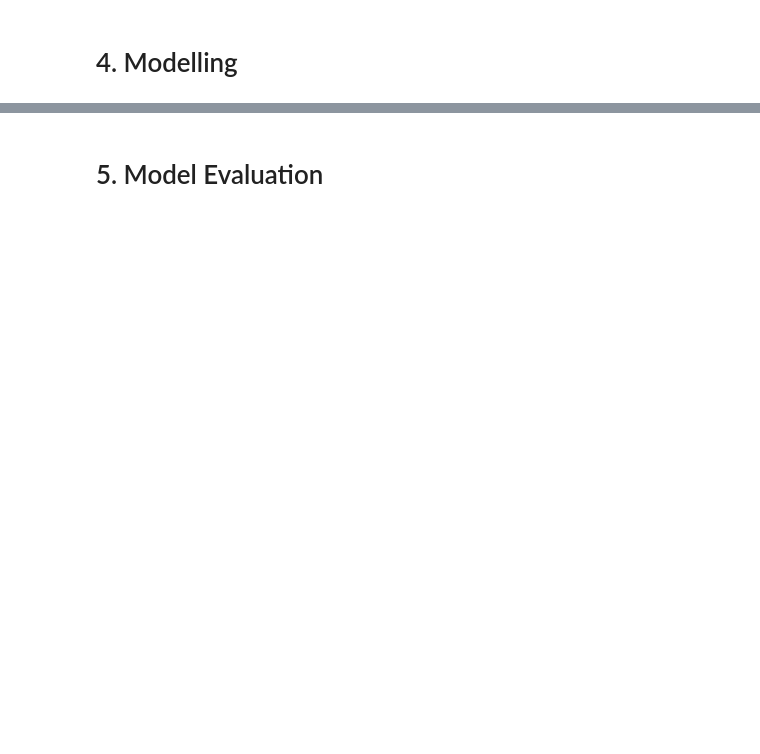
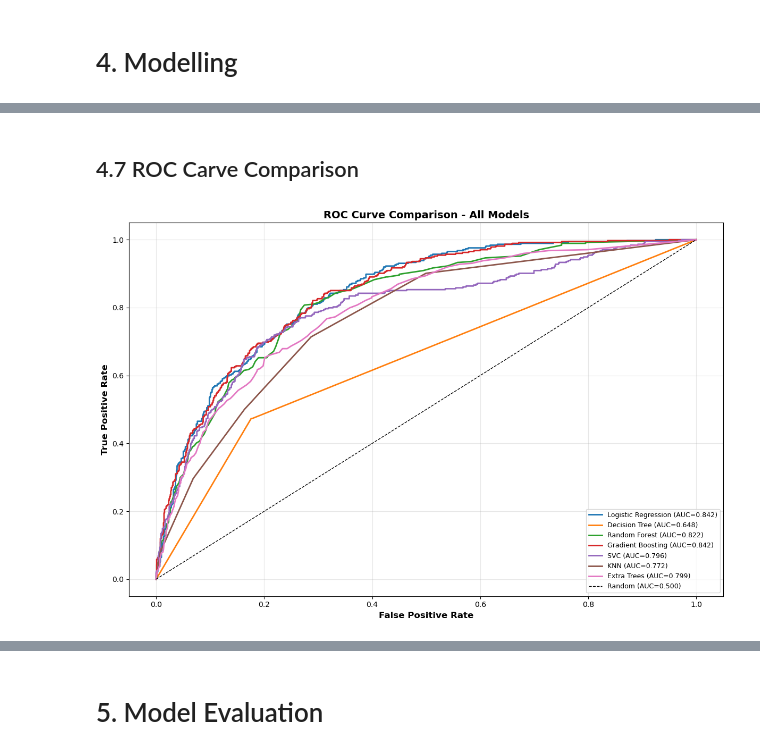
Before and after one commit to MyatPhoneM/mldp-project, a Jupyter notebook: MLDP Program Codes Submission Template.ipynb, the cells around one changed output, grey strips where cells are left out. Cells and saved outputs as stored; diff of their text form; code cells hidden in the pictures; blank space fills up the shorter version.

```diff
--- a/MLDP Program Codes Submission Template.ipynb
+++ b/MLDP Program Codes Submission Template.ipynb
@@ -812,0 +1243,14 @@ By looking at the variance ranking, everything except gender should be included
+# %%
+# Initialize models with default parameters (base models)
+models = {
+    'Logistic Regression': LogisticRegression(random_state=42, max_iter=1000),
+    'Decision Tree': DecisionTreeClassifier(random_state=42),
+    'Random Forest': RandomForestClassifier(random_state=42, n_estimators=100),
+    'Gradient Boosting': GradientBoostingClassifier(random_state=42),
+    'SVC': SVC(random_state=42, probability=True),
+    'KNN': KNeighborsClassifier(),
+    'Extra Trees': ExtraTreesClassifier(random_state=42, n_estimators=100)
+}
+
+print(f"Total models to train: {len(models)}")
+print(f"Models: {list(models.keys())}")
@@ -816,0 +1436,24 @@ By looking at the variance ranking, everything except gender should be included
+# %% [markdown]
+## 4.7 ROC Carve Comparison
+# %%
+# Plot ROC curves for all models
+plt.figure(figsize=(12, 8))
+
+for name, model in models.items():
+    y_pred_proba = model.predict_proba(X_test_scaled)[:, 1]
+    fpr, tpr, _ = roc_curve(y_test, y_pred_proba)
+    auc = roc_auc_score(y_test, y_pred_proba)
+    plt.plot(fpr, tpr, linewidth=2, label=f'{name} (AUC={auc:.3f})')
+
+# Random baseline
+plt.plot([0, 1], [0, 1], 'k--', linewidth=1, label='Random (AUC=0.500)')
+
+plt.xlabel('False Positive Rate', fontsize=12, weight='bold')
+plt.ylabel('True Positive Rate', fontsize=12, weight='bold')
+plt.title('ROC Curve Comparison - All Models', fontsize=14, weight='bold')
+plt.legend(loc='lower right', fontsize=9)
+plt.grid(alpha=0.3)
+plt.tight_layout()
+plt.show()
+# %% [output]
+[figure, added]
```
Also changed, not shown: parts of 54 cells of this notebook.
